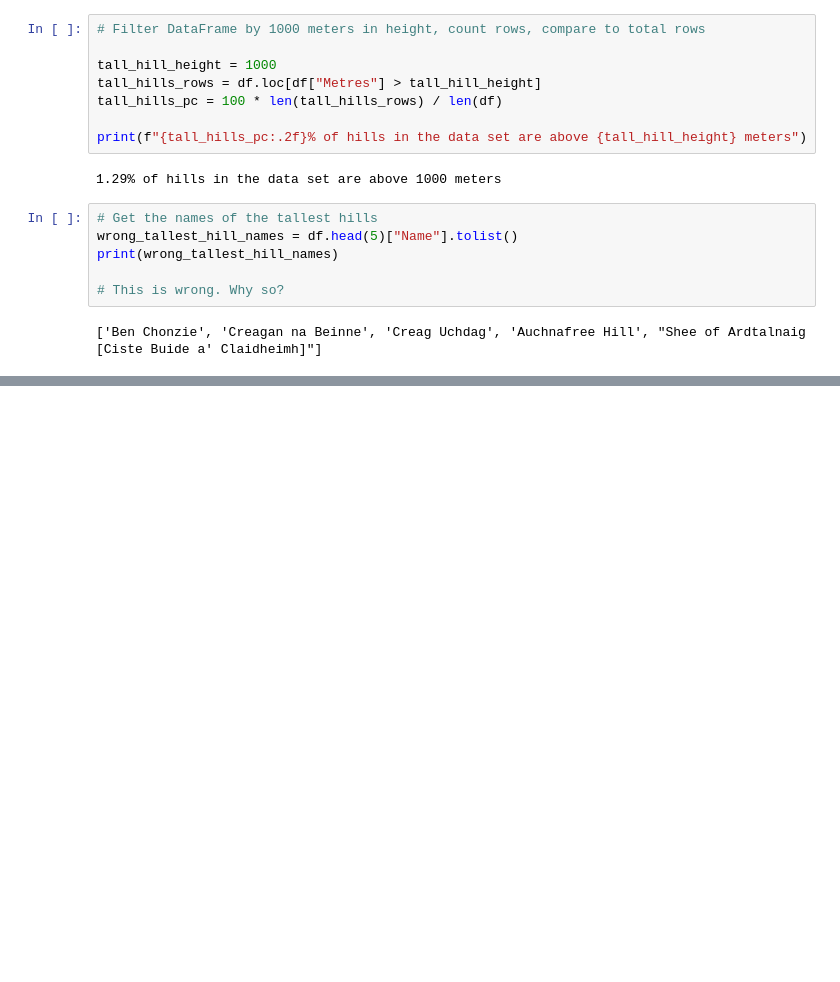
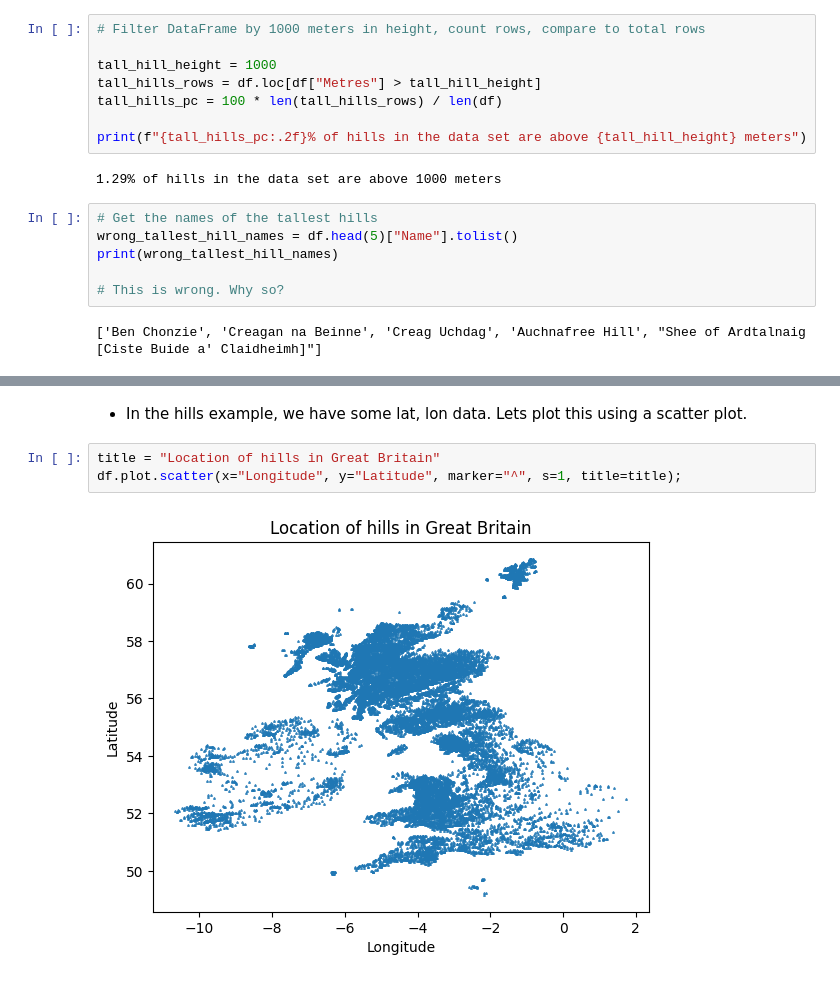
Before and after one commit to simonkirbysimonkirby/python-data-analysis-notebooks, a Jupyter notebook: src/data-analysis-task-solutions.ipynb, the cells around one changed output, grey strips where cells are left out. Cells and saved outputs as stored; diff of their text form; blank space fills up the shorter version.

```diff
--- a/src/data-analysis-task-solutions.ipynb
+++ b/src/data-analysis-task-solutions.ipynb
@@ -396,0 +428,7 @@ tall_hills_rows.nlargest(5, "Metres")
+# %% [markdown]
+* In the hills example, we have some lat, lon data. Lets plot this using a scatter plot.
+# %%
+title = "Location of hills in Great Britain"
+df.plot.scatter(x="Longitude", y="Latitude", marker="^", s=1, title=title);
+# %% [output]
+[figure, added]
```
Also changed, not shown: parts of 10 cells of this notebook, 2 other files.
